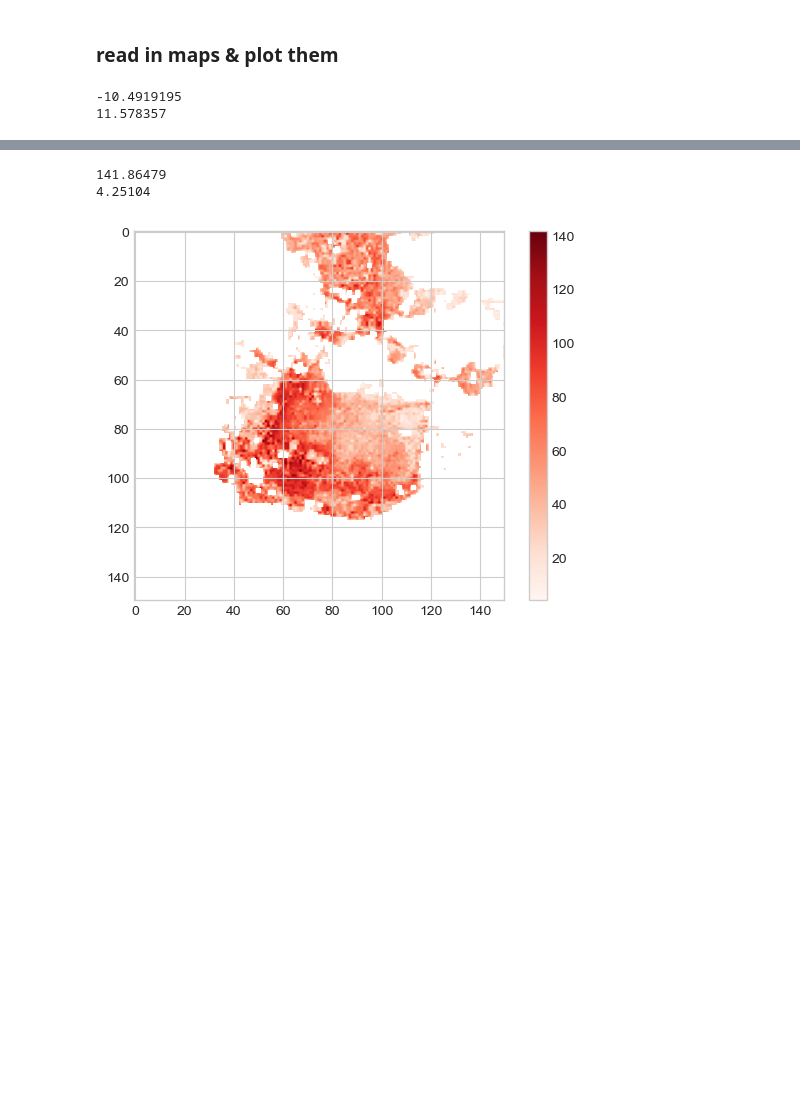
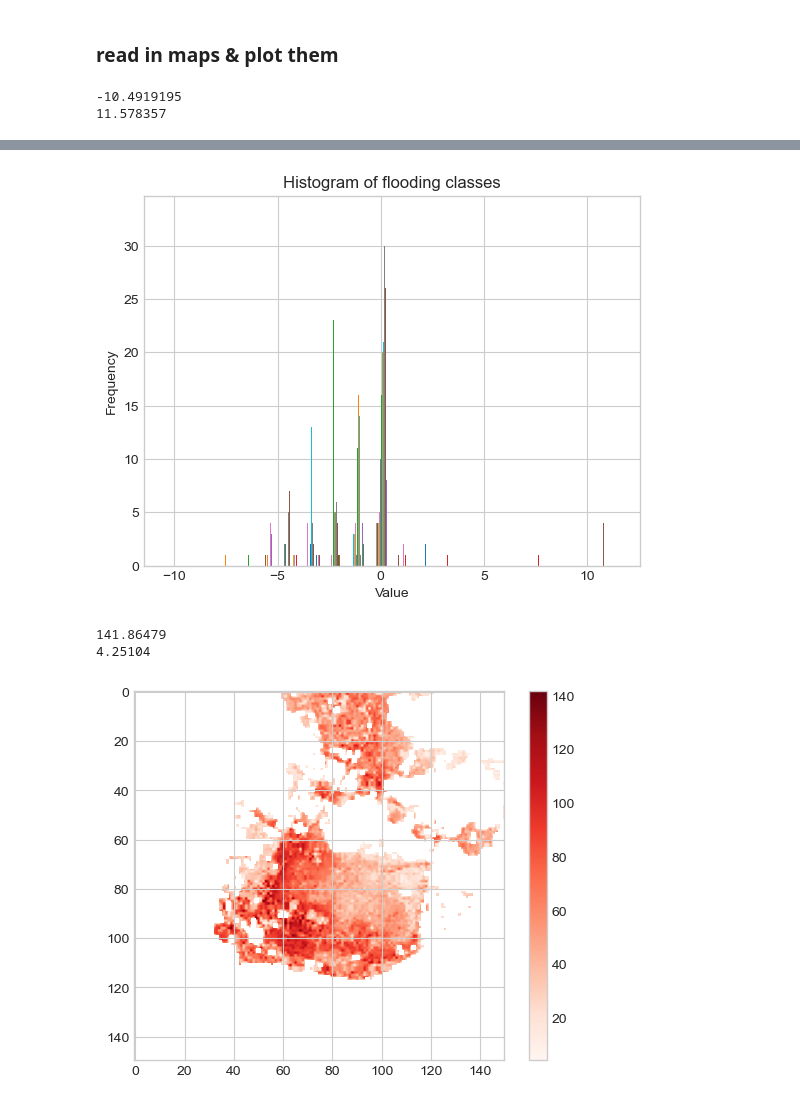
Before and after one commit to Deltares-research/FloodsAndHealthTool, a Jupyter notebook: floodhealth/sprint1_VH.ipynb, the cells around one changed output, grey strips where cells are left out. Cells and saved outputs as stored; diff of their text form; code cells hidden in the pictures; blank space fills up the shorter version.

```diff
--- a/floodhealth/sprint1_VH.ipynb
+++ b/floodhealth/sprint1_VH.ipynb
@@ -64,3 +65,16 @@ plt.show()
+# %%
+"""
+hist, bins = np.histogram(flooded, bins=10, range=(np.nanmin(flooded), np.nanmax(flooded)))
+
+# Plot the histogram
+plt.hist(flooded, bins=20, range=(np.nanmin(flooded),np.nanmax(flooded)))
+plt.title("Histogram of flooding classes")
+plt.xlabel("Value")
+plt.ylabel("Frequency")
+plt.show()
+"""
+# %% [output]
+[figure, added]
 # %%
 popdenst = tf.imread('pop_dens_zoom.tif')
 popd = popdenst.copy()
```
Also changed, not shown: parts of 8 cells of this notebook.
